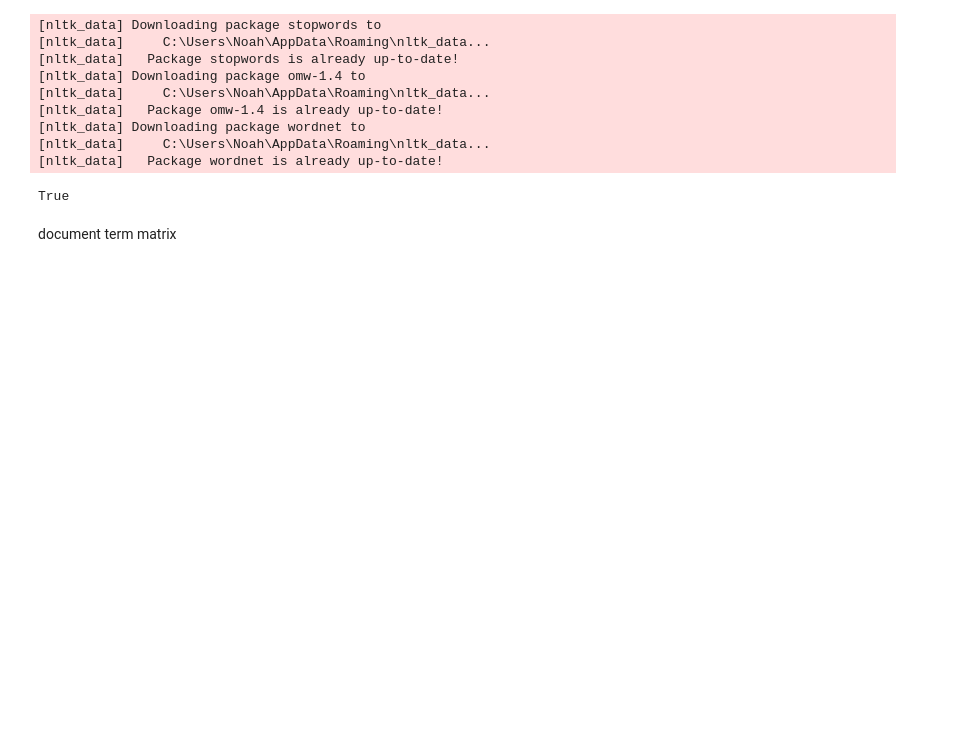
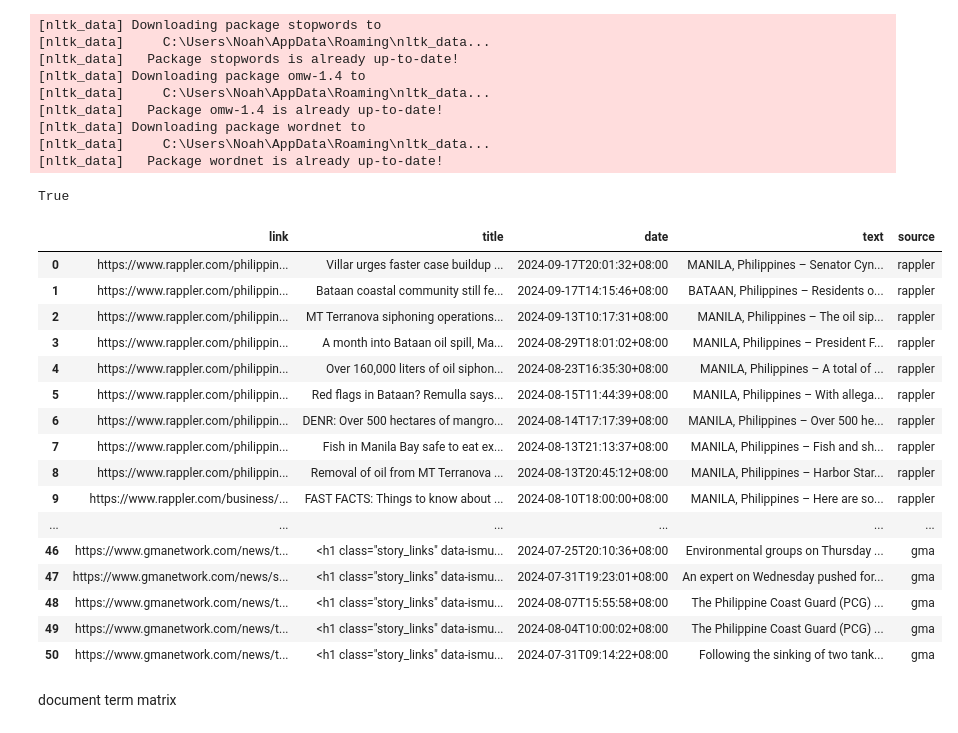
Before and after one commit to irishcreamcb/lda-oilspill, a Jupyter notebook: topic-extraction.ipynb, the cells around one changed output. Drawn from its saved outputs; the diff is of its cells as text; code cells hidden in the pictures; blank space fills up the shorter version.

```diff
--- a/topic-extraction.ipynb
+++ b/topic-extraction.ipynb
@@ -20,23 +20,48 @@ True
 # %%
 youtube_docs = pd.read_csv('oilspill-comments.csv',index_col=0)
 rappler_docs = pd.read_csv('oilspill-rappler.csv',index_col=0)
+inquirer_docs = pd.read_csv('oilspill-inquirer.csv',index_col=0)
+philstar_docs = pd.read_csv('oilspill-philstar.csv',index_col=0)
+gma_docs = pd.read_csv('oilspill-gma.csv',index_col=0)
 
-rappler_docs['date_published'] = pd.to_datetime(
-    rappler_docs['date_published'],
-    errors='coerce',
-)
+# rappler_docs['date_published'] = pd.to_datetime(
+#     rappler_docs['date_published'],
+#     errors='coerce',
+# )
 
 youtube_docs['date_published'] = pd.to_datetime(
     youtube_docs['date_published'],
     errors='coerce',
 )
 
 rappler_docs['source'] = 'rappler'
+inquirer_docs['source'] = 'inquirer'
+philstar_docs['source'] = 'philstar'
+gma_docs['source'] = 'gma'
 youtube_docs['source'] = 'youtube'
 
 docs = pd.concat([
-    rappler_docs, youtube_docs
+    rappler_docs, inquirer_docs, philstar_docs, gma_docs
 ], ignore_index=True, axis=0)
+docs
+# %% [output]
+|  | link | title | date | text | source |
+| 0 | https://www.rappler.com/philippin... | Villar urges faster case buildup ... | 2024-09-17T20:01:32+08:00 | MANILA, Philippines – Senator Cyn... | rappler |
+| 1 | https://www.rappler.com/philippin... | Bataan coastal community still fe... | 2024-09-17T14:15:46+08:00 | BATAAN, Philippines – Residents o... | rappler |
+| 2 | https://www.rappler.com/philippin... | MT Terranova siphoning operations... | 2024-09-13T10:17:31+08:00 | MANILA, Philippines – The oil sip... | rappler |
+| 3 | https://www.rappler.com/philippin... | A month into Bataan oil spill, Ma... | 2024-08-29T18:01:02+08:00 | MANILA, Philippines – President F... | rappler |
+| 4 | https://www.rappler.com/philippin... | Over 160,000 liters of oil siphon... | 2024-08-23T16:35:30+08:00 | MANILA, Philippines – A total of ... | rappler |
+| 5 | https://www.rappler.com/philippin... | Red flags in Bataan? Remulla says... | 2024-08-15T11:44:39+08:00 | MANILA, Philippines – With allega... | rappler |
+| 6 | https://www.rappler.com/philippin... | DENR: Over 500 hectares of mangro... | 2024-08-14T17:17:39+08:00 | MANILA, Philippines – Over 500 he... | rappler |
+| 7 | https://www.rappler.com/philippin... | Fish in Manila Bay safe to eat ex... | 2024-08-13T21:13:37+08:00 | MANILA, Philippines – Fish and sh... | rappler |
+| 8 | https://www.rappler.com/philippin... | Removal of oil from MT Terranova ... | 2024-08-13T20:45:12+08:00 | MANILA, Philippines – Harbor Star... | rappler |
+| 9 | https://www.rappler.com/business/... | FAST FACTS: Things to know about ... | 2024-08-10T18:00:00+08:00 | MANILA, Philippines – Here are so... | rappler |
+| ... | ... | ... | ... | ... | ... |
+| 46 | https://www.gmanetwork.com/news/t... | <h1 class="story_links" data-ismu... | 2024-07-25T20:10:36+08:00 | Environmental groups on Thursday ... | gma |
+| 47 | https://www.gmanetwork.com/news/s... | <h1 class="story_links" data-ismu... | 2024-07-31T19:23:01+08:00 | An expert on Wednesday pushed for... | gma |
+| 48 | https://www.gmanetwork.com/news/t... | <h1 class="story_links" data-ismu... | 2024-08-07T15:55:58+08:00 | The Philippine Coast Guard (PCG) ... | gma |
+| 49 | https://www.gmanetwork.com/news/t... | <h1 class="story_links" data-ismu... | 2024-08-04T10:00:02+08:00 | The Philippine Coast Guard (PCG) ... | gma |
+| 50 | https://www.gmanetwork.com/news/t... | <h1 class="story_links" data-ismu... | 2024-07-31T09:14:22+08:00 | Following the sinking of two tank... | gma |
 # %%
 lemmatizer = WordNetLemmatizer()
 eng_stopwords = stopwords.words('english')
```
Also changed, not shown: parts of 7 cells of this notebook, 5 other files.
